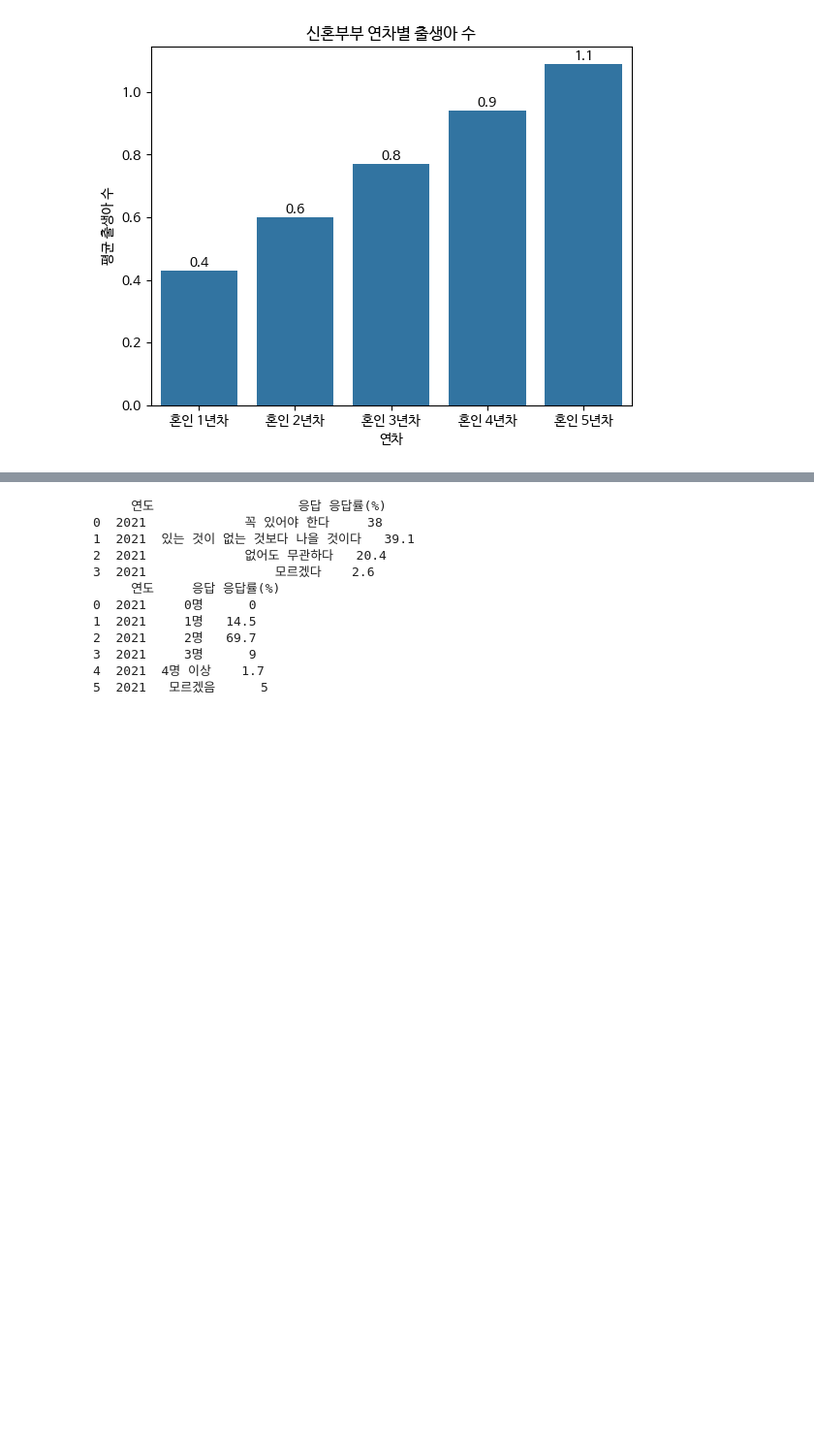
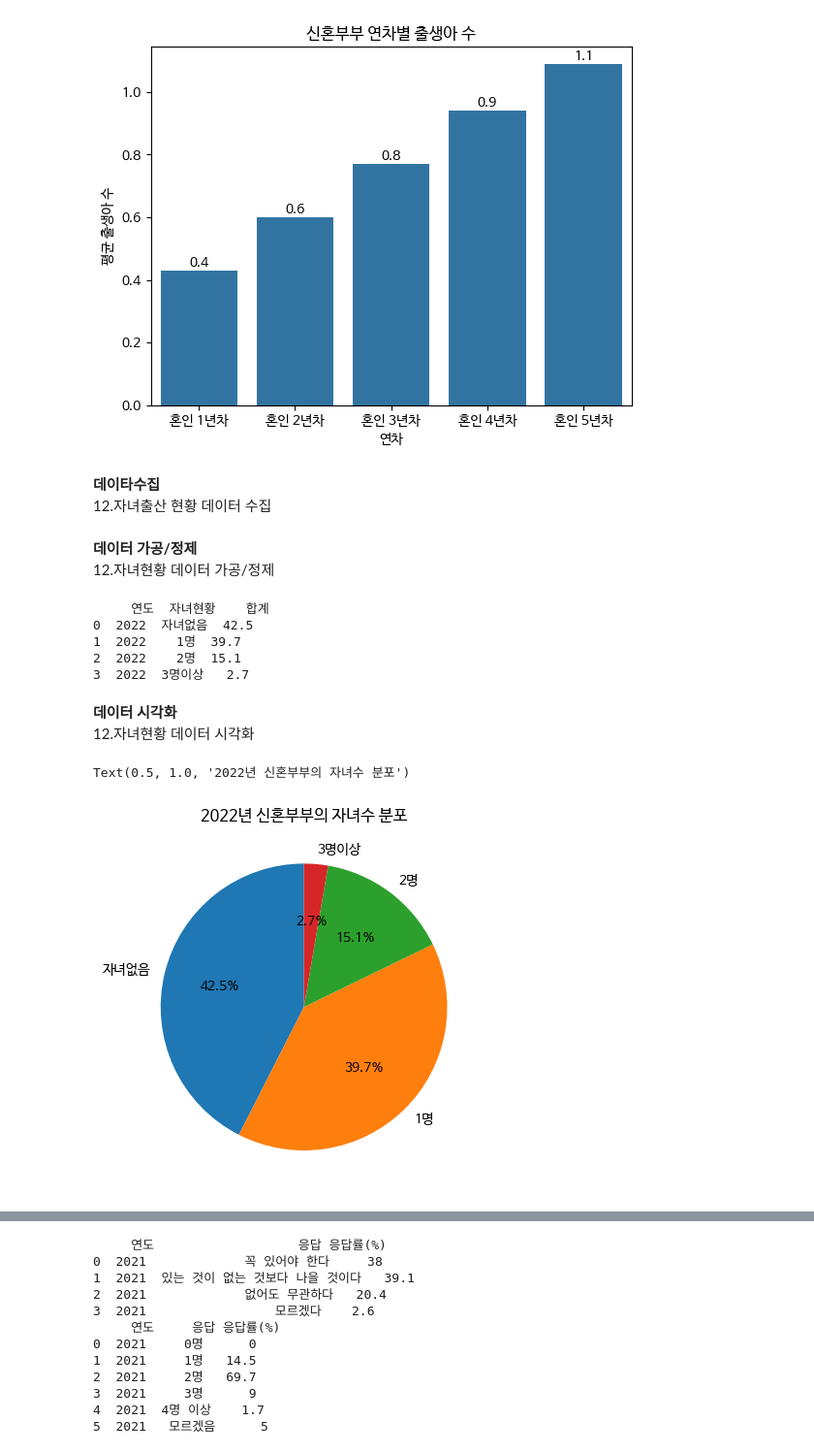
Before and after one commit to MCK-OOTS/DataVisualization, a Jupyter notebook: DataVisualization.ipynb, the cells around one changed output, grey strips where cells are left out. Shown at 97% size. Drawn from its saved outputs; the diff is of its cells as text; code cells hidden in the pictures; blank space fills up the shorter version.

```diff
--- a/DataVisualization.ipynb
+++ b/DataVisualization.ipynb
@@ -1239,4 +1247,55 @@ for bars in barplot.containers:
   barplot.bar_label(bars, fmt='%.1f')
 # %% [output]
 [figure]
+# %% [markdown]
+**데이타수집**<br>
+12.자녀출산 현황 데이터 수집
+# %%
+#지녀출산현황
+url = "https://kosis.kr/openapi/Param/statisticsParameterData.do"
+
+params = {
+    "method": "getList",
+    "apiKey": "OWVmNjBiOTgzZjhiNzYyNjYwNjU0YWUxYTNkYTAzMWM=",
+    "itmId": "T10+",
+    "objL1": "0+",
+    "objL2": "10+21+22+23+",
+    "format": "json",
+    "jsonVD": "Y",
+    "prdSe": "Y",
+    "newEstPrdCnt": "1",
+    "orgId": "101",
+    "tblId": "DT_1NW1019",
+}
+# API 요청 보내기
+response = requests.get(url, params=params)
+
+# 응답 데이터 확인 및 JSON 데이터 파싱
+children_state_data = response.json()
+
+#print(children_state_data)
+# %% [markdown]
+**데이터 가공/정제**<br>
+12.자녀현황 데이터 가공/정제
+# %%
+df_children_state = pd.DataFrame(children_state_data)
+df_children_state= df_children_state[['PRD_DE','C2_NM', 'DT']]
+df_children_state.columns = ['연도','자녀현황', '합계']
+
+print(df_children_state)
+# %% [output]
+     연도  자녀현황    합계
+0  2022  자녀없음  42.5
+1  2022    1명  39.7
+2  2022    2명  15.1
+3  2022  3명이상   2.7
+# %% [markdown]
+**데이터 시각화**<br>
+12.자녀현황 데이터 시각화
+# %%
+plt.pie(df_children_state['합계'], labels=df_children_state['자녀현황'], autopct='%1.1f%%', startangle=90)
+plt.title('2022년 신혼부부의 자녀수 분포')
+# %% [output]
+Text(0.5, 1.0, '2022년 신혼부부의 자녀수 분포')
+[figure, added]
 # %% [markdown]
```
Also changed, not shown: parts of 22 cells of this notebook.
